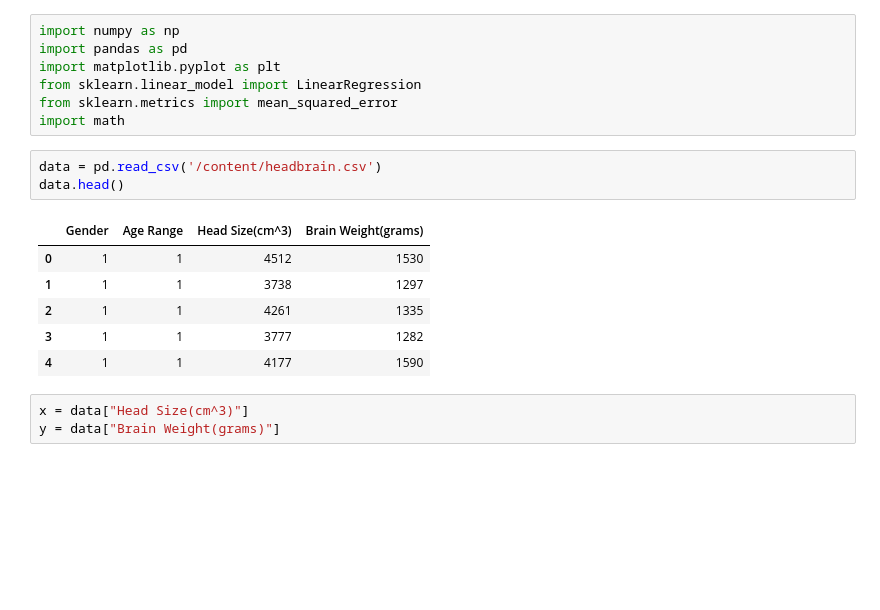
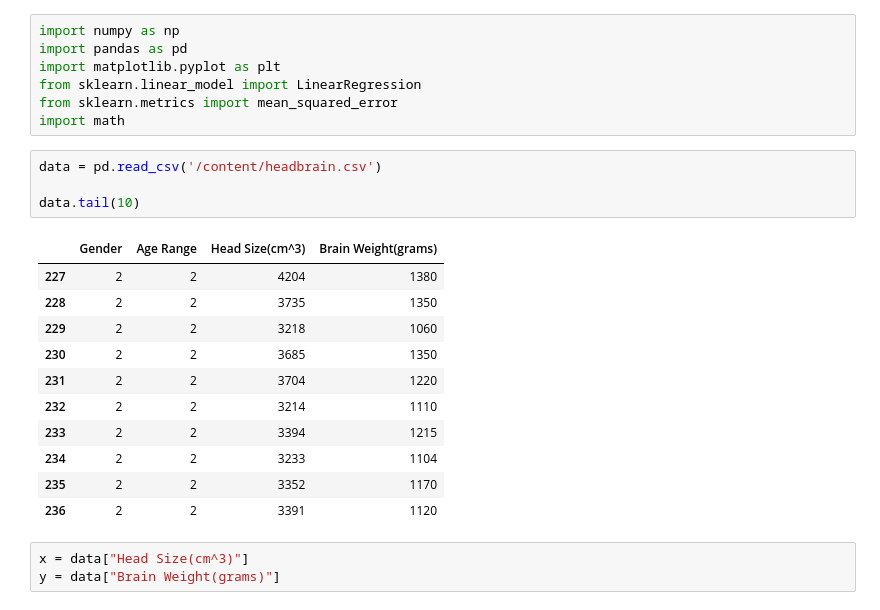
Before and after one commit to amazingashis/Blog, a Jupyter notebook: Simple_and_Multiple_Regression.ipynb, the cells around one changed output. Drawn from its saved outputs; the diff is of its cells as text; blank space fills up the shorter version.

```diff
--- a/Simple_and_Multiple_Regression.ipynb
+++ b/Simple_and_Multiple_Regression.ipynb
@@ -9,14 +9,20 @@ from sklearn.metrics import mean_squared_error
 import math
 # %%
 data = pd.read_csv('/content/headbrain.csv')
-data.head()
+
+data.tail(10)
 # %% [output]
 |  | Gender | Age Range | Head Size(cm^3) | Brain Weight(grams) |
-| 0 | 1 | 1 | 4512 | 1530 |
-| 1 | 1 | 1 | 3738 | 1297 |
-| 2 | 1 | 1 | 4261 | 1335 |
-| 3 | 1 | 1 | 3777 | 1282 |
-| 4 | 1 | 1 | 4177 | 1590 |
+| 227 | 2 | 2 | 4204 | 1380 |
+| 228 | 2 | 2 | 3735 | 1350 |
+| 229 | 2 | 2 | 3218 | 1060 |
+| 230 | 2 | 2 | 3685 | 1350 |
+| 231 | 2 | 2 | 3704 | 1220 |
+| 232 | 2 | 2 | 3214 | 1110 |
+| 233 | 2 | 2 | 3394 | 1215 |
+| 234 | 2 | 2 | 3233 | 1104 |
+| 235 | 2 | 2 | 3352 | 1170 |
+| 236 | 2 | 2 | 3391 | 1120 |
 # %%
 x = data["Head Size(cm^3)"]
 y = data["Brain Weight(grams)"]
```
Also changed, not shown: parts of 9 cells of this notebook.
